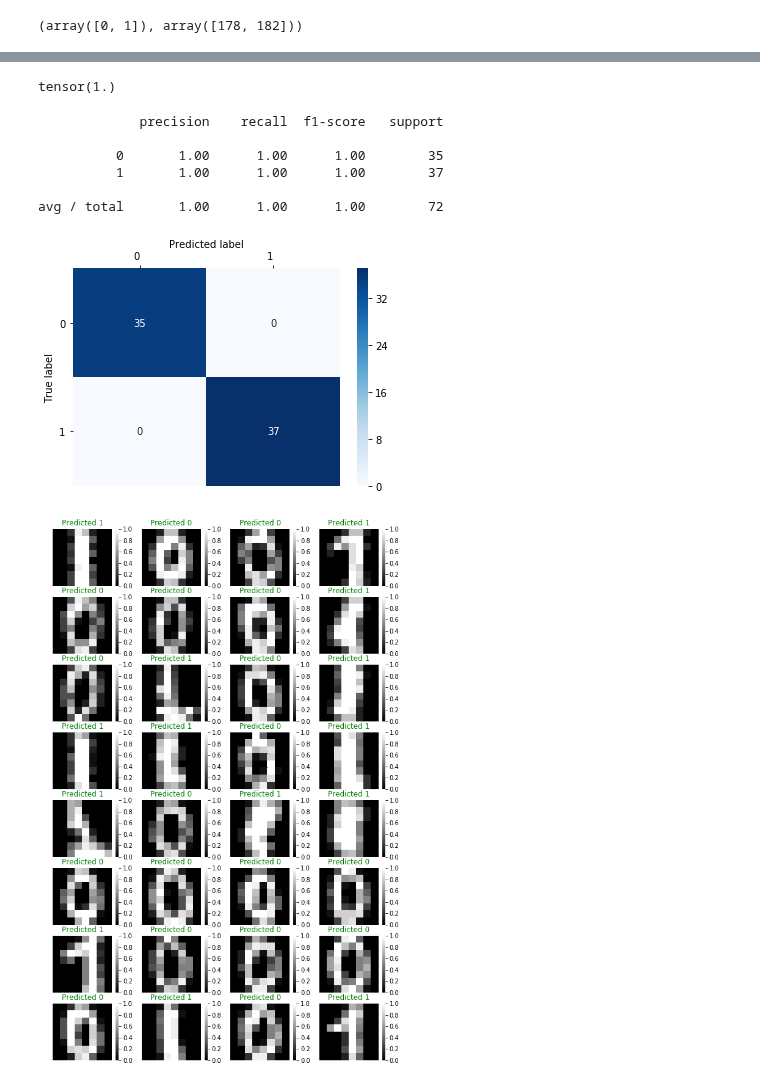
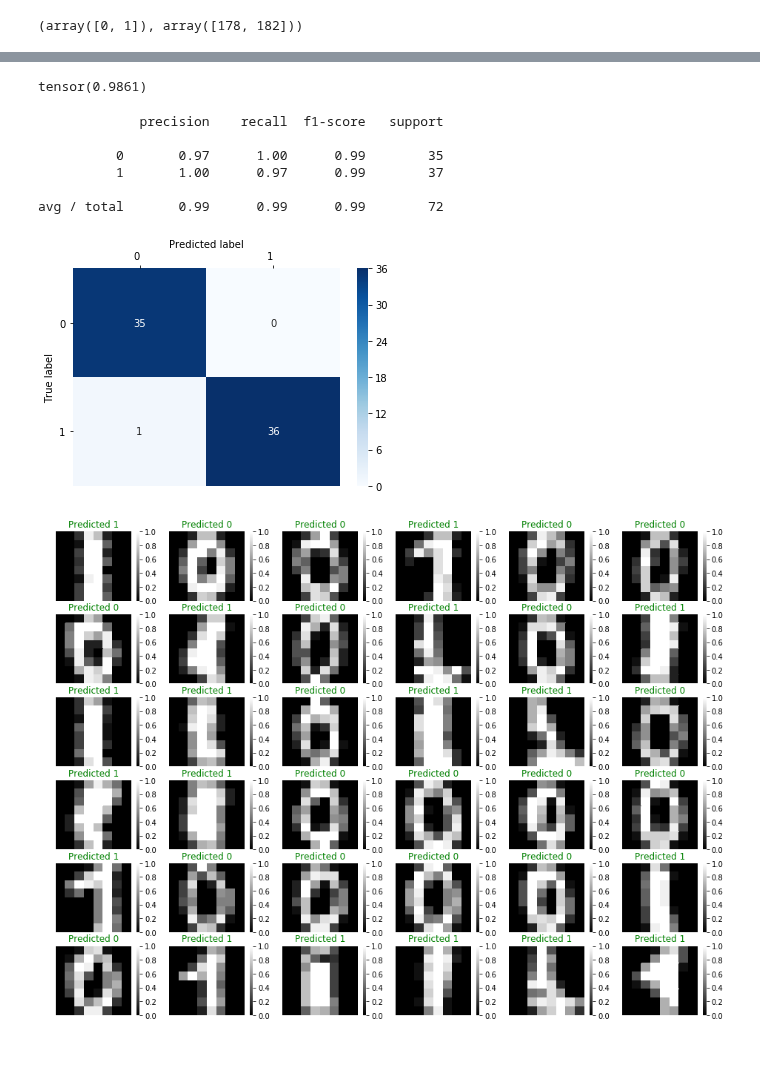
Before and after one commit to AnthonyDickson/summer-bursary-2018, a Jupyter notebook: Experiments-Binary_Classification.ipynb, the cells around one changed output, grey strips where cells are left out. Drawn from its saved outputs; the diff is of its cells as text; code cells hidden in the pictures; blank space fills up the shorter version.

```diff
--- a/Experiments-Binary_Classification.ipynb
+++ b/Experiments-Binary_Classification.ipynb
@@ -40,10 +40,9 @@ X_train, X_test, y_train, y_test = train_test_split(X, y, test_size=0.2, random_
 %%time
 
 clf = RayTracerThing(input_shape=image_shape,
-                     hidden_layer_shape=(10, 10),
                      n_layers=3,
                      n_classes=2,
-                     activation_func=lambda x: torch.softmax(x, dim=0),
-                     loss_func=torch.nn.functional.cross_entropy,
+                     activation_func=lambda x: Activations.sigmoid(x, alpha=10),
+                     loss_func=torch.nn.functional.binary_cross_entropy,
                      learning_rate=1)
 # %% [output]
@@ -74,7 +73,7 @@ y_pred = clf.predict(X_test)
 # %%
 clf.score(X_test, y_test)
 # %% [output]
-tensor(1.)
+tensor(0.9861)
 # %%
 from sklearn.metrics import classification_report, confusion_matrix
 
@@ -84,10 +83,10 @@ print(classification_report(y_test, y_pred))
 # %% [output]
              precision    recall  f1-score   support
 
-          0       1.00      1.00      1.00        35
-          1       1.00      1.00      1.00        37
+          0       0.97      1.00      0.99        35
+          1       1.00      0.97      0.99        37
 
-avg / total       1.00      1.00      1.00        72
+avg / total       0.99      0.99      0.99        72
 # %%
 cm = sns.heatmap(confusion_matrix(y_test, y_pred), annot=True, cmap='Blues')
 
@@ -100,29 +99,29 @@ plt.ylabel('True label')
 plt.xlabel('Predicted label')
 plt.show()
 # %% [output]
-[figure, old version]
+[figure, new version]
 # %%
-n_rows = 8
-n_cols = 4
+n_rows = 6
+n_cols = 6
 n_total = n_rows * n_cols
 n_total = min(n_total, N)
 
 width_ratio = 2.7
 height_ratio = 2
 
 figsize = (int(width_ratio * n_cols), int(height_ratio * n_rows))
 
 fig, axes = plt.subplots(n_rows, n_cols, figsize=figsize)
 axes = axes.ravel()
 
 for ax, image, expected, actual in zip(axes, X_test[:n_total], y_test[:n_total], y_pred[:n_total]):
     sns.heatmap(image, vmin=0.0, vmax=1.0, cmap='gray', ax=ax)
     ax.set_axis_off()
 
     color = 'green' if expected == actual else 'red'
     ax.set_title('Predicted %d' % actual, color=color)
 
 plt.show()
 # %% [output]
-[figure, old version]
+[figure, new version]
 # %%
```
Also changed, not shown: parts of 3 cells of this notebook, 2 other files.
